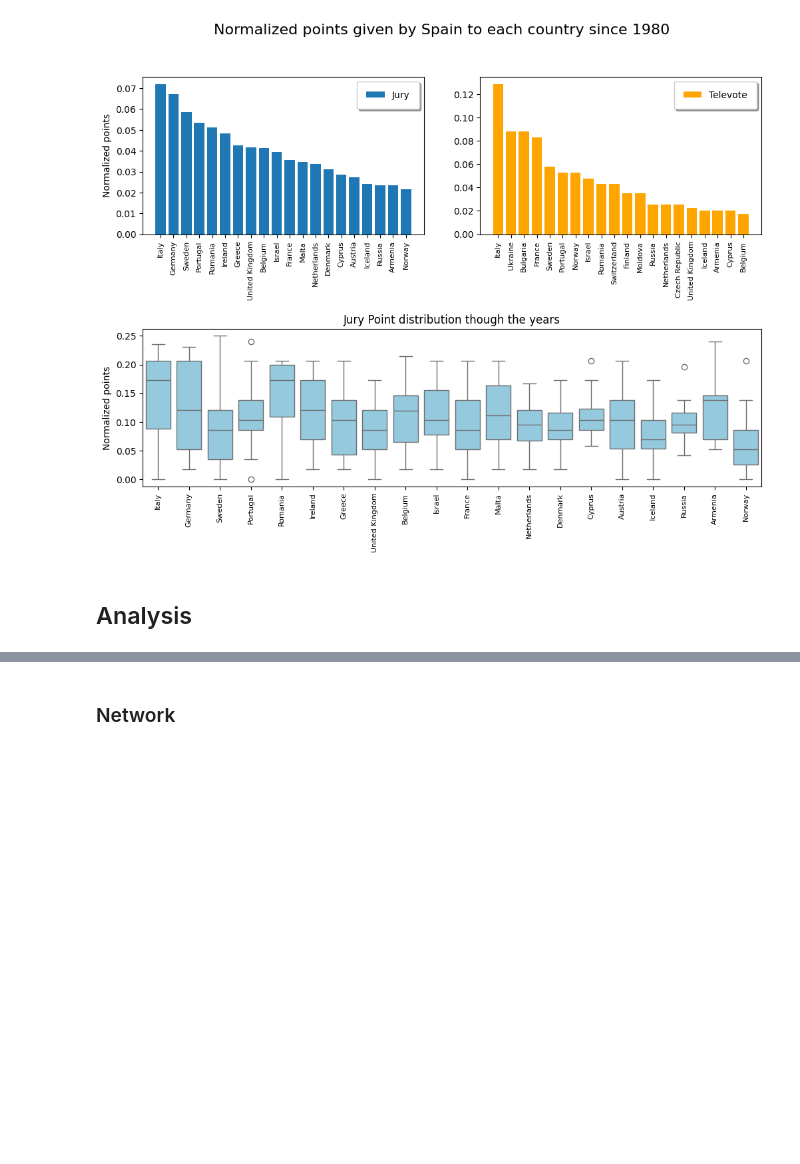
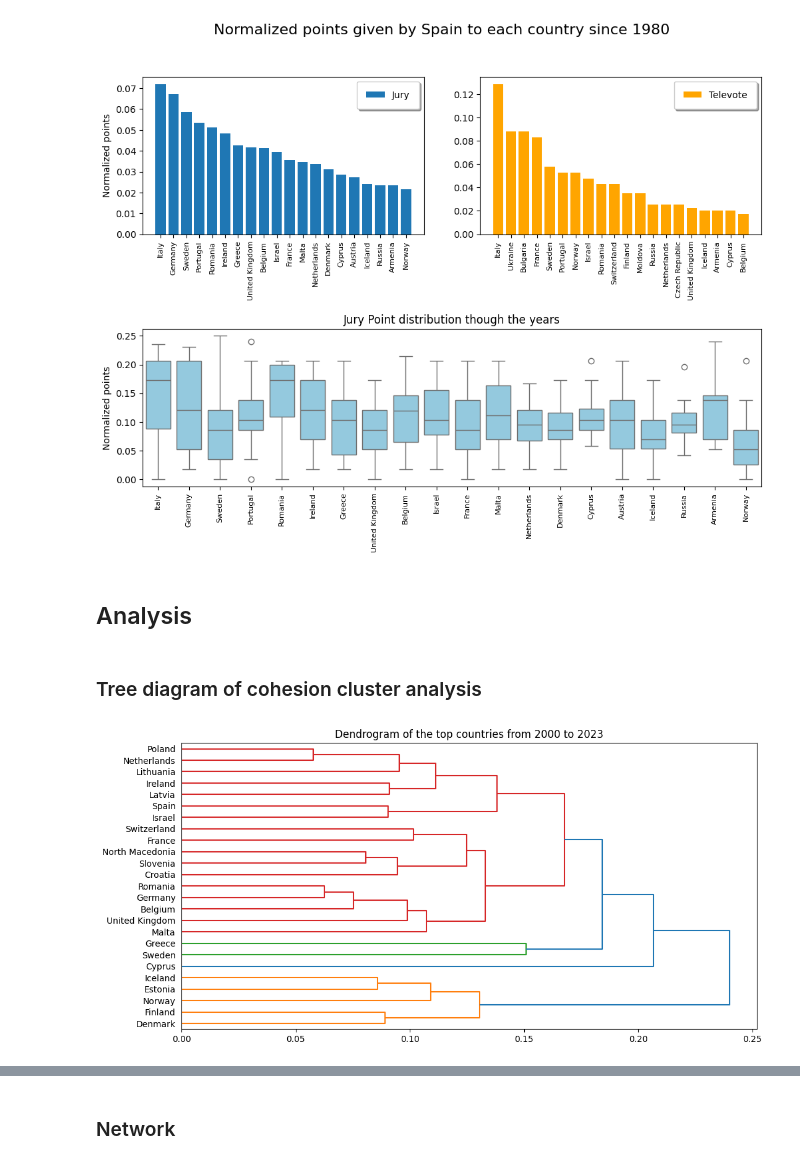
Before and after one commit to Mate1Coll/Eurovision_Contest_Analysis, a Jupyter notebook: Notebook.ipynb, the cells around one changed output, grey strips where cells are left out. Cells and saved outputs as stored; diff of their text form; code cells hidden in the pictures; blank space fills up the shorter version.

```diff
--- a/Notebook.ipynb
+++ b/Notebook.ipynb
@@ -409,3 +410,49 @@ family_points(df_final_round, country_id='Spain', initial_year=1980)
 [figure]
 # %% [markdown]
 ## Analysis
+# %% [markdown]
+### Tree diagram of cohesion cluster analysis
+# %%
+# Cluster analysis by applying Ward algorithm and Squared Euclidean distance
+from scipy.cluster.hierarchy import dendrogram, linkage
+
+def cluster_analysis(df, initial_year, final_year, N_top=20):
+
+    # Filter the data
+    df_filtered = df[(df['year'] >= initial_year) & (df['year'] <= final_year)]
+
+    # Fin the top N countries during the time period
+    top_countries = df_filtered['from_country'].value_counts().index[:N_top]
+
+    # Normalize the jury points
+    # Obtain the total points given by each country to each other
+    total_points = df_filtered.groupby(['from_country', 'to_country'])['jury_points'].sum().unstack().fillna(0)
+
+    # Normalize the points
+    total_points = total_points.apply(lambda x: x / x.sum(), axis=1)
+
+    # Create an interaction matrix for the top countries
+    interaction_matrix = pd.DataFrame(0.0, index=top_countries, columns=top_countries)
+
+    # Fill the matrix with the average normalized points given by each country to each other
+    for country in top_countries:
+        interaction_matrix.loc[country] = total_points.loc[country]
+
+    interaction_matrix = interaction_matrix.fillna(0)
+
+    # Apply the Ward algorithm and Squared Euclidean distance
+    Z = linkage(interaction_matrix, 'ward', metric='euclidean')
+
+    # Plot the dendrogram and correlation matrix
+    plt.figure(figsize=(12, 6))
+
+    # Plot the dendrogram
+    dendrogram(Z, labels=interaction_matrix.index, orientation='right')
+    plt.title(f'Dendrogram of the top countries from {initial_year} to {final_year}')
+    plt.show()
+
+    return
+# %%
+cluster_analysis(df_final_round, initial_year=1998, final_year=2023, N_top=25)
+# %% [output]
+[figure, added]
```
Also changed, not shown: parts of 13 cells of this notebook.
